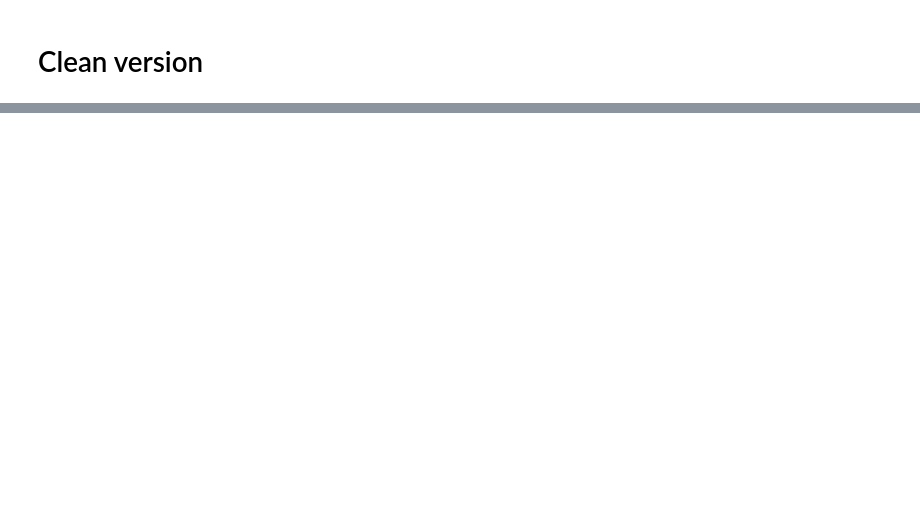
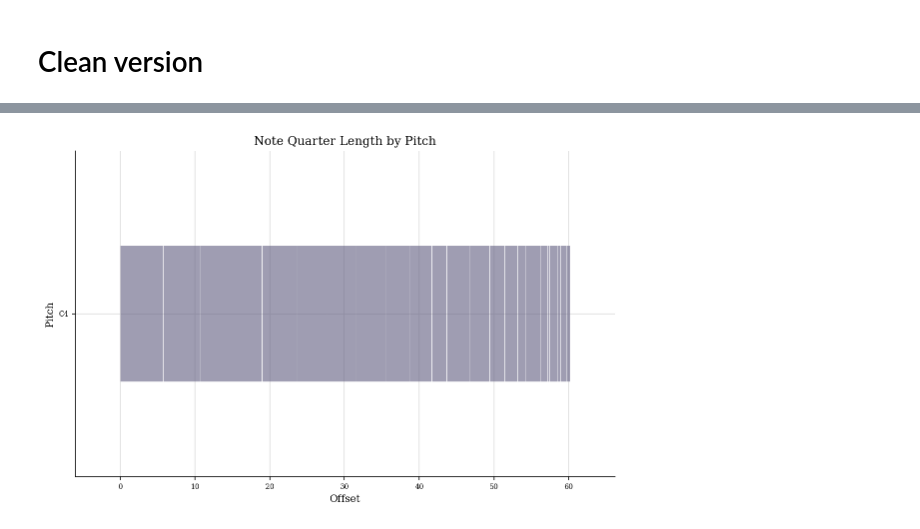
Before and after one commit to olsdavis/digimus, a Jupyter notebook: utils.ipynb, the cells around one changed output, grey strips where cells are left out. Cells and saved outputs as stored; diff of their text form; code cells hidden in the pictures; blank space fills up the shorter version.

```diff
--- a/utils.ipynb
+++ b/utils.ipynb
@@ -232,0 +262,7 @@ for part in sequence:
+# %%
+graph = stream.Measure()
+for part in sequence:
+    graph.append(note.Note("C4", quarterLength = part[1] * 4 * 0.25))
+graph.plot()
+# %% [output]
+[figure, added]
```
Also changed, not shown: parts of 6 cells of this notebook.
